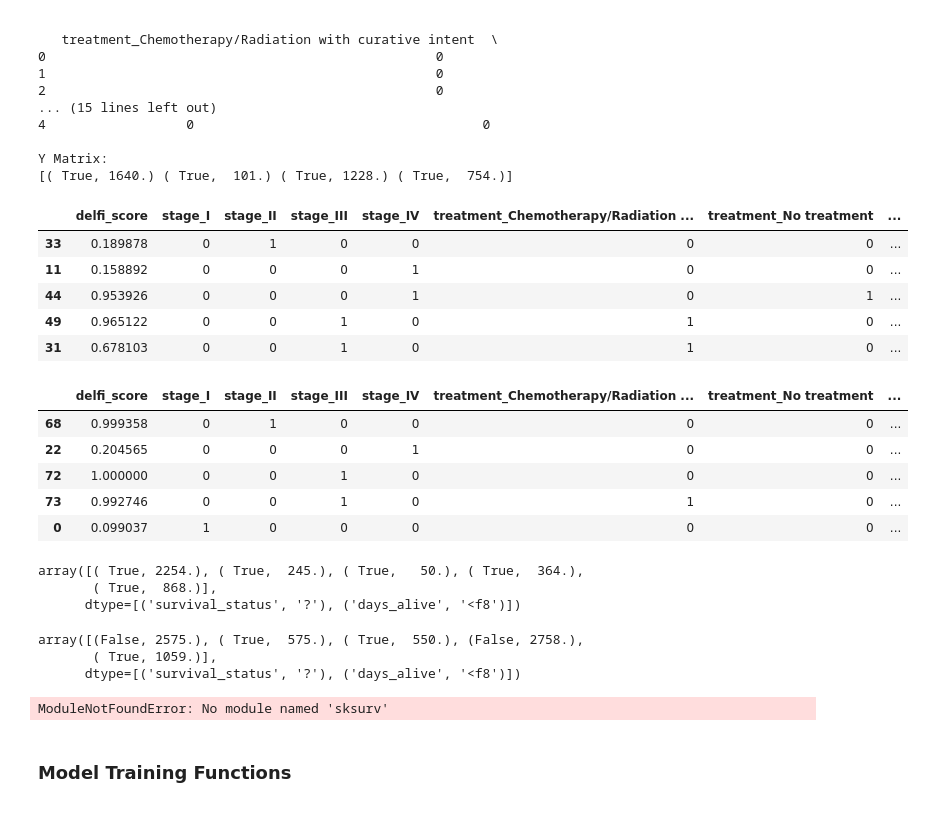
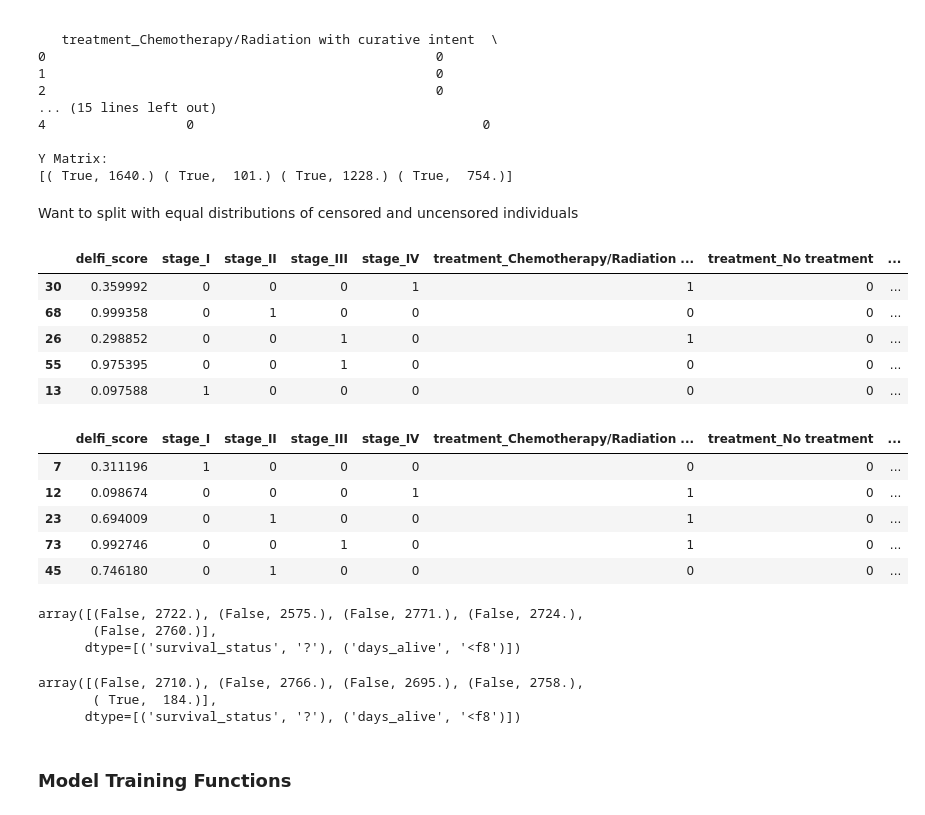
Before and after one commit to alan-w25/Cancer-Capstone, a Jupyter notebook: delfi/delfi_learning.ipynb, the cells around one changed output. Cells and saved outputs as stored; diff of their text form; code cells hidden in the pictures.

```diff
--- a/delfi/delfi_learning.ipynb
+++ b/delfi/delfi_learning.ipynb
@@ -109,41 +113,51 @@ X_train, X_test, y_train, y_test = train_test_split(X, Y, test_size = 0.25, rand
+# %% [markdown]
+Want to split with equal distributions of censored and uncensored individuals
+# %%
+from sklearn.model_selection import train_test_split
+
+censored_x = X[Y['survival_status'] == 0]
+uncensored_x = X[Y['survival_status'] == 1]
+
+censored_y = Y[Y['survival_status'] == 0]
+uncensored_y = Y[Y['survival_status'] == 1]
+
+c_train, c_test, c_y_train, c_y_test = train_test_split(censored_x, censored_y, test_size = 0.2, random_state = 42)
+uc_train, uc_test, uc_y_train, uc_y_test = train_test_split(uncensored_x, uncensored_y, test_size = 0.2, random_state = 42)
+
+X_train = pd.concat([c_train, uc_train])
+X_test = pd.concat([c_test, uc_test])
+y_train = np.concatenate((c_y_train, uc_y_train), axis = 0)
+y_test = np.concatenate((c_y_test, uc_y_test), axis = 0)
 # %%
-X_train.head()
+X_train[:5]
 # %% [output]
 |  | delfi_score | stage_I | stage_II | stage_III | stage_IV | treatment_Chemotherapy/Radiation ... | treatment_No treatment | ... |
-| 33 | 0.189878 | 0 | 1 | 0 | 0 | 0 | 0 | ... |
-| 11 | 0.158892 | 0 | 0 | 0 | 1 | 0 | 0 | ... |
-| 44 | 0.953926 | 0 | 0 | 0 | 1 | 0 | 1 | ... |
-| 49 | 0.965122 | 0 | 0 | 1 | 0 | 1 | 0 | ... |
-| 31 | 0.678103 | 0 | 0 | 1 | 0 | 1 | 0 | ... |
+| 30 | 0.359992 | 0 | 0 | 0 | 1 | 1 | 0 | ... |
+| 68 | 0.999358 | 0 | 1 | 0 | 0 | 0 | 0 | ... |
+| 26 | 0.298852 | 0 | 0 | 1 | 0 | 1 | 0 | ... |
+| 55 | 0.975395 | 0 | 0 | 1 | 0 | 0 | 0 | ... |
+| 13 | 0.097588 | 1 | 0 | 0 | 0 | 0 | 0 | ... |
 # %%
-X_test.head()
+X_test[:5]
 # %% [output]
 |  | delfi_score | stage_I | stage_II | stage_III | stage_IV | treatment_Chemotherapy/Radiation ... | treatment_No treatment | ... |
-| 68 | 0.999358 | 0 | 1 | 0 | 0 | 0 | 0 | ... |
-| 22 | 0.204565 | 0 | 0 | 0 | 1 | 0 | 0 | ... |
-| 72 | 1.000000 | 0 | 0 | 1 | 0 | 0 | 0 | ... |
+| 7 | 0.311196 | 1 | 0 | 0 | 0 | 0 | 0 | ... |
+| 12 | 0.098674 | 0 | 0 | 0 | 1 | 1 | 0 | ... |
+| 23 | 0.694009 | 0 | 1 | 0 | 0 | 1 | 0 | ... |
 | 73 | 0.992746 | 0 | 0 | 1 | 0 | 1 | 0 | ... |
-| 0 | 0.099037 | 1 | 0 | 0 | 0 | 0 | 0 | ... |
+| 45 | 0.746180 | 0 | 1 | 0 | 0 | 0 | 0 | ... |
 # %%
 y_train[0:5]
 # %% [output]
-array([( True, 2254.), ( True,  245.), ( True,   50.), ( True,  364.),
-       ( True,  868.)],
+array([(False, 2722.), (False, 2575.), (False, 2771.), (False, 2724.),
+       (False, 2760.)],
       dtype=[('survival_status', '?'), ('days_alive', '<f8')])
 # %%
-y_test[0:5]
+y_test[:5]
 # %% [output]
-array([(False, 2575.), ( True,  575.), ( True,  550.), (False, 2758.),
-       ( True, 1059.)],
+array([(False, 2710.), (False, 2766.), (False, 2695.), (False, 2758.),
+       ( True,  184.)],
       dtype=[('survival_status', '?'), ('days_alive', '<f8')])
-# %%
-from sksurv.metrics import concordance_index_censored
-def score_survival_model(model, X, y):
-    prediction = model.predict(X)
-    result = concordance_index_censored(y["Status"], y["Survival_in_days"], prediction)
-    return result
-# %% [output]
-ModuleNotFoundError: No module named 'sksurv'
 # %% [markdown]
 ### Model Training Functions
 # %%
```
Also changed, not shown: parts of 98 cells of this notebook, 2 other files.
